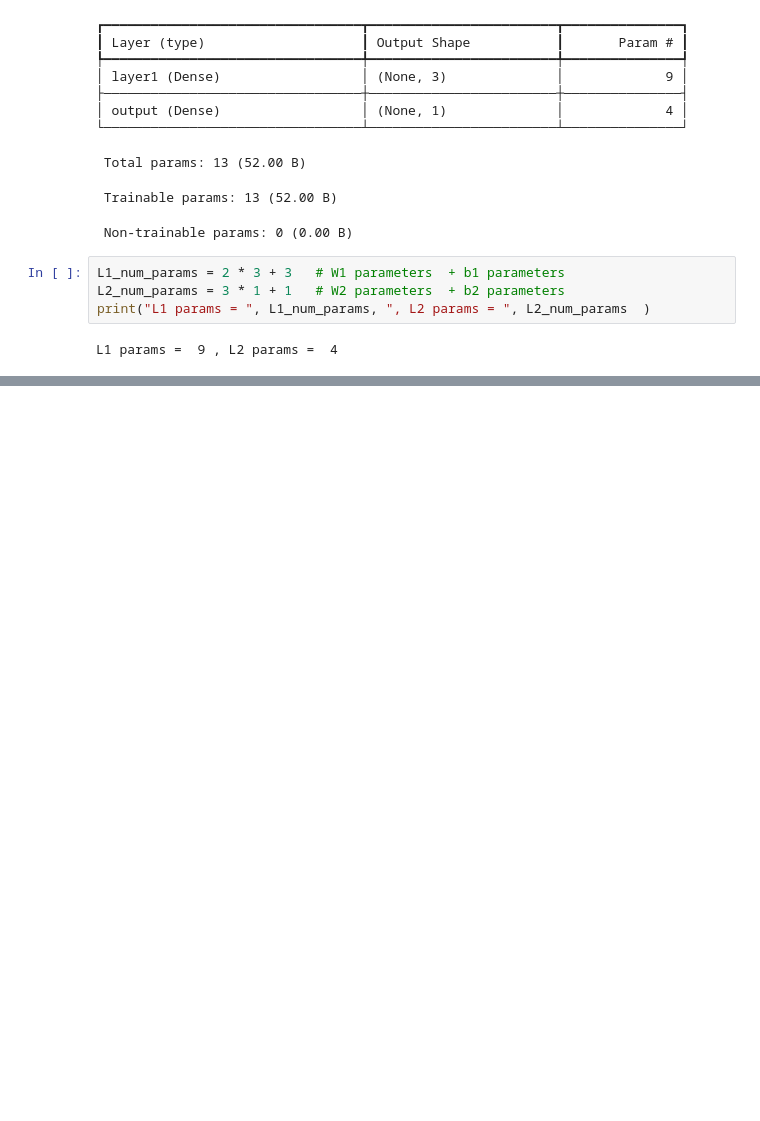
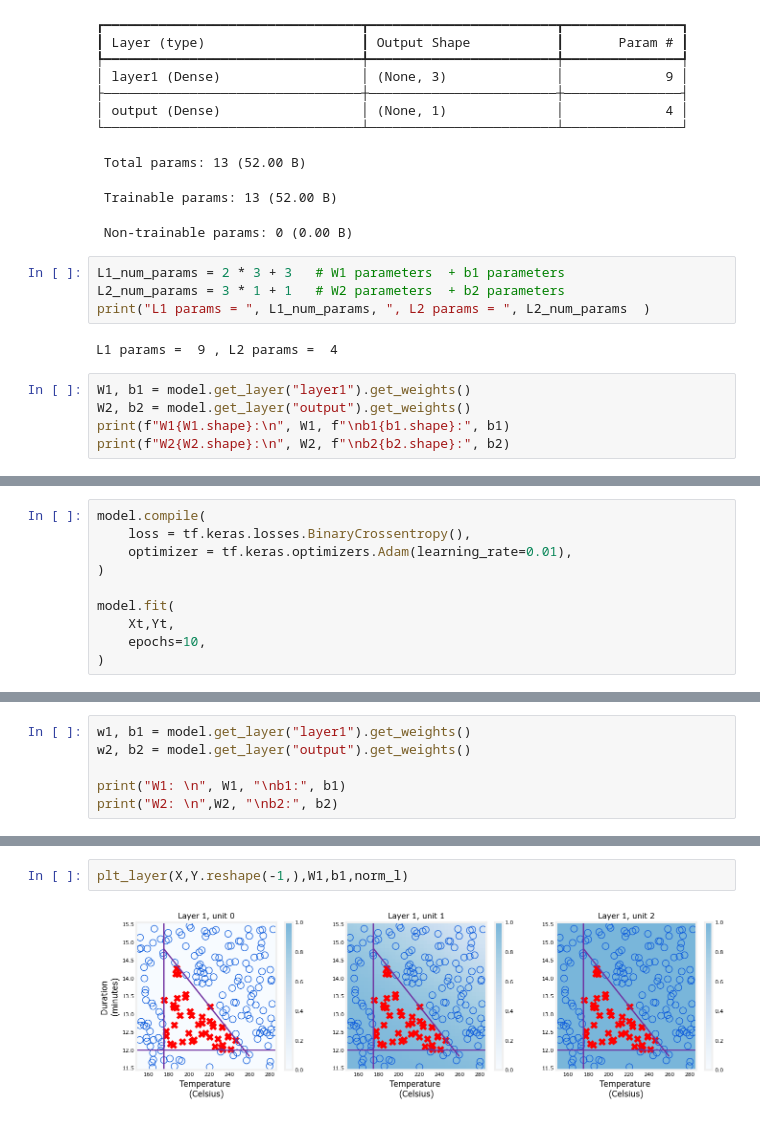
Before and after one commit to didulanthaisuru/neural_networks_A_to_Z, a Jupyter notebook: labs/lab_2_simple_neural_network.ipynb, the cells around one changed output, grey strips where cells are left out. Saved outputs shown, nothing was run; the diff lists cells and outputs as text; blank space fills up the shorter version.

```diff
--- a/labs/lab_2_simple_neural_network.ipynb
+++ b/labs/lab_2_simple_neural_network.ipynb
@@ -110,3 +110,8 @@ L2_num_params = 3 * 1 + 1   # W2 parameters  + b2 parameters
 print("L1 params = ", L1_num_params, ", L2 params = ", L2_num_params  )
 # %% [output]
 L1 params =  9 , L2 params =  4
+# %%
+W1, b1 = model.get_layer("layer1").get_weights()
+W2, b2 = model.get_layer("output").get_weights()
+print(f"W1{W1.shape}:\n", W1, f"\nb1{b1.shape}:", b1)
+print(f"W2{W2.shape}:\n", W2, f"\nb2{b2.shape}:", b2)
@@ -112,0 +128,10 @@ L1 params =  9 , L2 params =  4
+# %%
+model.compile(
+    loss = tf.keras.losses.BinaryCrossentropy(),
+    optimizer = tf.keras.optimizers.Adam(learning_rate=0.01),
+)
+
+model.fit(
+    Xt,Yt,
+    epochs=10,
+)
@@ -112,0 +160,6 @@ L1 params =  9 , L2 params =  4
+# %%
+w1, b1 = model.get_layer("layer1").get_weights()
+w2, b2 = model.get_layer("output").get_weights()
+
+print("W1: \n", W1, "\nb1:", b1)
+print("W2: \n",W2, "\nb2:", b2)
@@ -112,0 +208,4 @@ L1 params =  9 , L2 params =  4
+# %%
+plt_layer(X,Y.reshape(-1,),W1,b1,norm_l)
+# %% [output]
+[figure, added]
```
Also changed, not shown: parts of 8 cells of this notebook.
